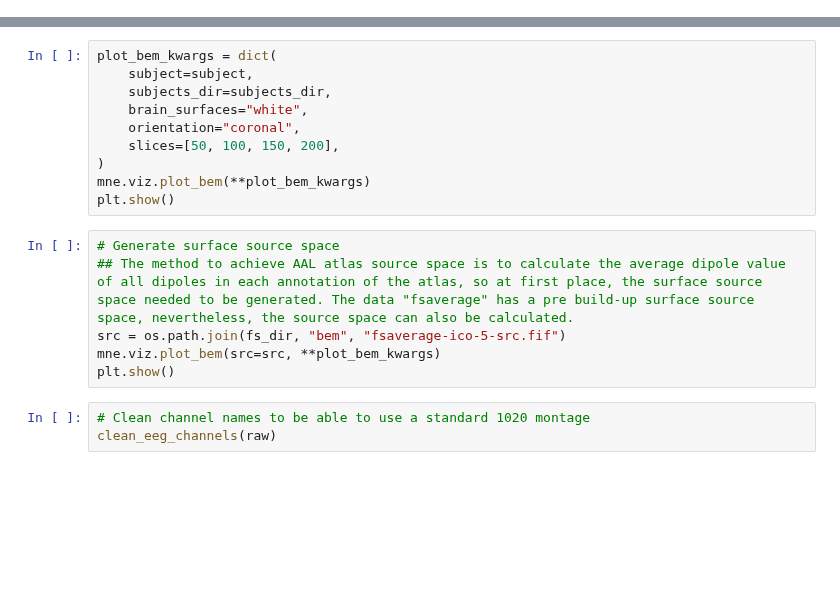
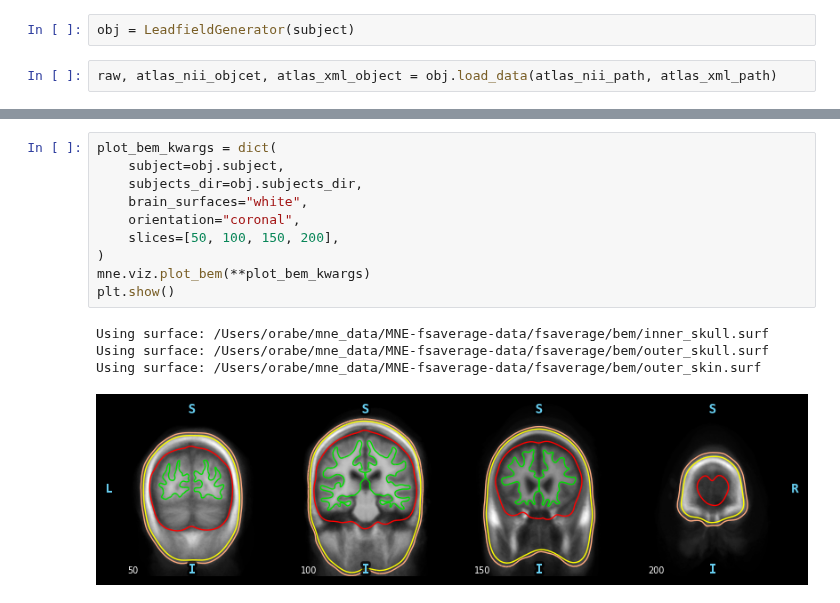
Before and after one commit to neurolib-dev/neurolib, a Jupyter notebook: examples/example-4.3-leadfield-matrix.ipynb, the cells around one changed output, grey strips where cells are left out. Cells and saved outputs as stored; diff of their text form; blank space fills up the shorter version.

Commit message:
BREAKING CHANGE: Use LeadfieldGenerator class

```diff
--- a/examples/example-4.3-leadfield-matrix.ipynb
+++ b/examples/example-4.3-leadfield-matrix.ipynb
@@ -25,0 +7,4 @@ subjects_dir, trans, fs_dir, raw, atlas_nii, atlas_xml = load_data(atlas_nii_pat
+# %%
+obj = LeadfieldGenerator(subject)
+# %%
+raw, atlas_nii_objcet, atlas_xml_object = obj.load_data(atlas_nii_path, atlas_xml_path)
@@ -31,19 +40,15 @@ bem = build_BEM(subject, subjects_dir, fs_dir, conductivity=conductivity)
 # %%
 plot_bem_kwargs = dict(
-    subject=subject,
-    subjects_dir=subjects_dir,
+    subject=obj.subject,
+    subjects_dir=obj.subjects_dir,
     brain_surfaces="white",
     orientation="coronal",
     slices=[50, 100, 150, 200],
 )
 mne.viz.plot_bem(**plot_bem_kwargs)
 plt.show()
+# %% [output]
+Using surface: /Users/orabe/mne_data/MNE-fsaverage-data/fsaverage/bem/inner_skull.surf
+Using surface: /Users/orabe/mne_data/MNE-fsaverage-data/fsaverage/bem/outer_skull.surf
+Using surface: /Users/orabe/mne_data/MNE-fsaverage-data/fsaverage/bem/outer_skin.surf
+[figure, added]
-# %%
-# Generate surface source space
-## The method to achieve AAL atlas source space is to calculate the average dipole value of all dipoles in each annotation of the atlas, so at first place, the surface source space needed to be generated. The data "fsaverage" has a pre build-up surface source space, nevertheless, the source space can also be calculated.
-src = os.path.join(fs_dir, "bem", "fsaverage-ico-5-src.fif")
-mne.viz.plot_bem(src=src, **plot_bem_kwargs)
-plt.show()
-# %%
-# Clean channel names to be able to use a standard 1020 montage
-clean_eeg_channels(raw)
```
Also changed, not shown: parts of 17 cells of this notebook.
